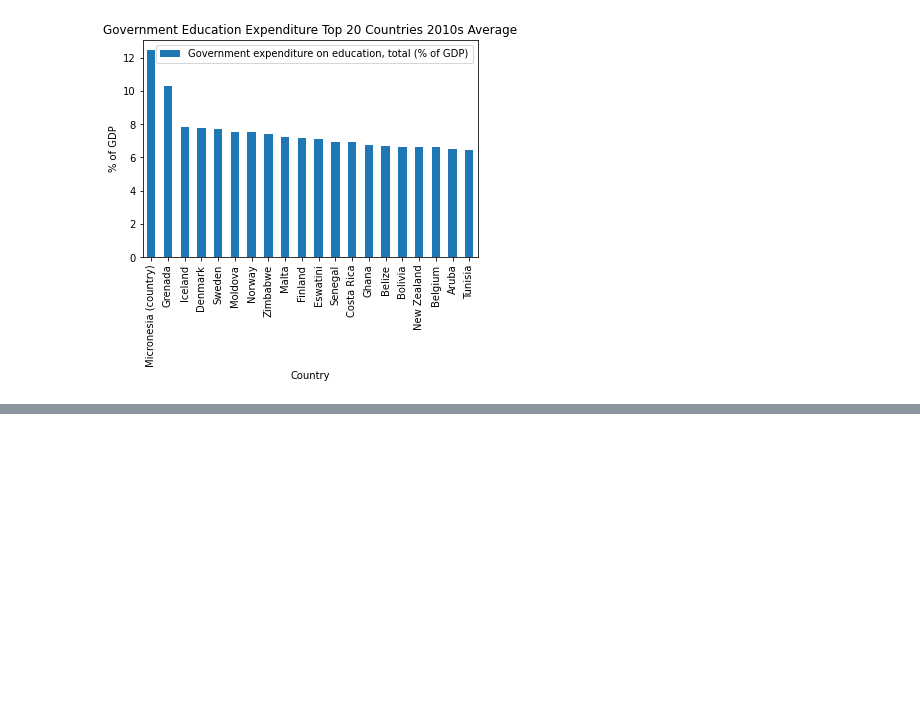
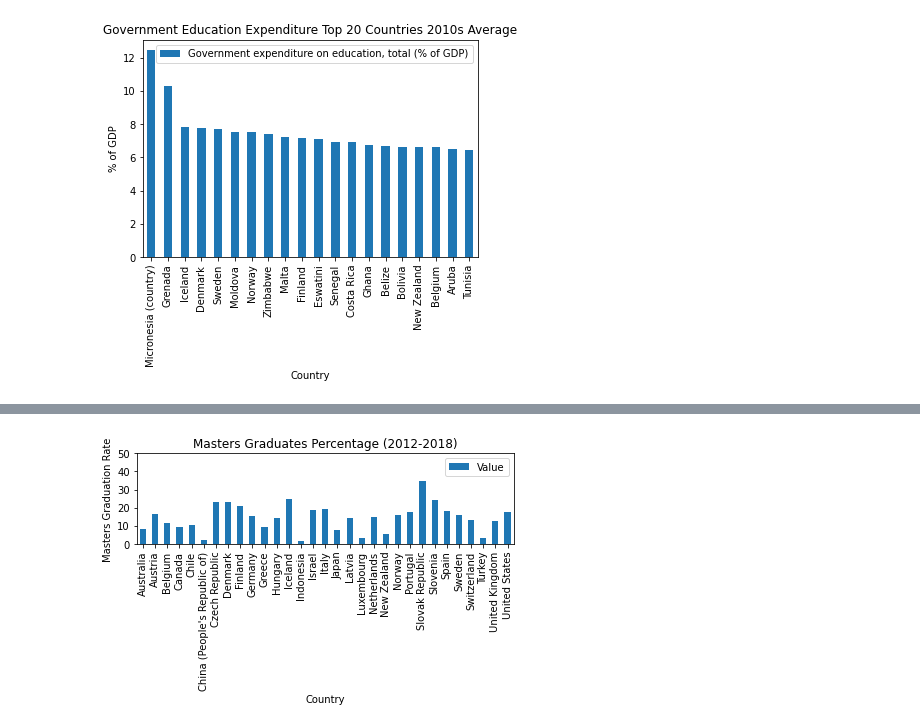
Before and after one commit to pamhinostroza/Project_1, a Jupyter notebook: Project_Main.ipynb, the cells around one changed output, grey strips where cells are left out. Drawn from its saved outputs; the diff is of its cells as text; code cells hidden in the pictures; blank space fills up the shorter version.

```diff
--- a/Project_Main.ipynb
+++ b/Project_Main.ipynb
@@ -195,0 +253,9 @@ clean_ed_grad.loc[clean_ed_grad['Country']=='Denmark']
+# %%
+#but this one is needed to set the country as index
+#set index
+#graph
+bach_ed=new.loc[new['Education Level']=='Master’s or equivalent level (ISCED2011 level 7)']
+bach_ed=bach_ed.groupby('Country')['Value'].mean()
+bach_ed=bach_ed.reset_index()
+bach_ed=bach_ed.set_index('Country')
+bach_ed
@@ -195,0 +281,10 @@ clean_ed_grad.loc[clean_ed_grad['Country']=='Denmark']
+# %%
+bach_ed.plot(kind='bar')
+plt.yticks([0, 10, 20, 30, 40, 50])
+plt.xlabel('Country')
+plt.ylabel('Masters Graduation Rate')
+plt.title('Masters Graduates Percentage (2012-2018)')
+plt.tight_layout()
+plt.savefig("Output/masters_grad.png")
+# %% [output]
+[figure, added]
```
Also changed, not shown: parts of 16 cells of this notebook, 3 other files.
